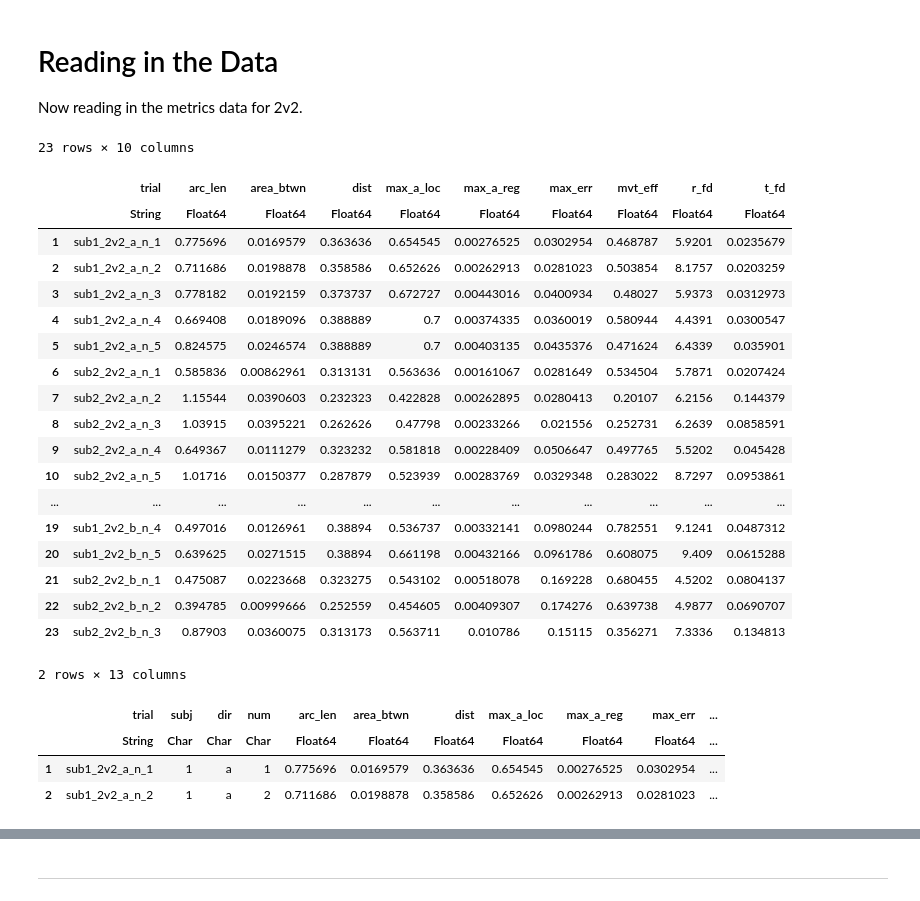
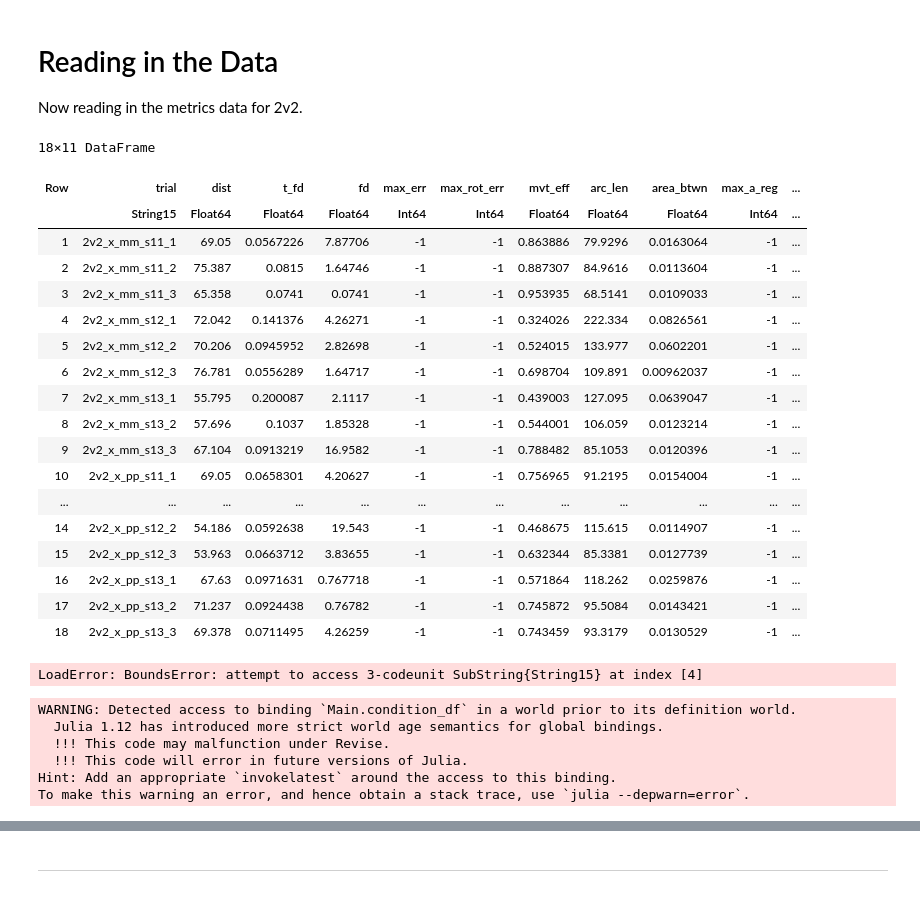
Before and after one commit to NotCras/asterisk_test, a Jupyter notebook: asterisk_test/metric_analysis_2v2_julia.ipynb, the cells around one changed output, grey strips where cells are left out. Cells and saved outputs as stored; diff of their text form; code cells hidden in the pictures.

```diff
--- a/asterisk_test/metric_analysis_2v2_julia.ipynb
+++ b/asterisk_test/metric_analysis_2v2_julia.ipynb
@@ -38,30 +38,30 @@ Ready to go!
 # Reading in the Data
 Now reading in the metrics data for 2v2.
 # %%
-df_hand = CSV.read(f"results/{hand}_metrics.csv", DataFrame, copycols=true)
-df_hand_avg = CSV.read(f"results/{hand}_avg_metrics.csv", DataFrame, copycols=true)
-df_hand_std = CSV.read(f"results/{hand}_metric_sds.csv", DataFrame, copycols=true)
+df_hand = CSV.read(f"/home/cras/Workspace/asterisk_test/data/results/{hand}_trial_metrics.csv", DataFrame, copycols=true)
+df_hand_avg = CSV.read(f"/home/cras/Workspace/asterisk_test/data/results/{hand}_trial_metrics_avgd.csv", DataFrame, copycols=true)
+df_hand_std = CSV.read(f"/home/cras/Workspace/asterisk_test/data/results/{hand}_trial_metric_avgd_sds.csv", DataFrame, copycols=true)
 first(df_hand, 23)
 # %% [output]
-23 rows × 10 columns
+18×11 DataFrame
-|  | trial | arc_len | area_btwn | dist | max_a_loc | max_a_reg | max_err | mvt_eff | r_fd | t_fd |
-|  | String | Float64 | Float64 | Float64 | Float64 | Float64 | Float64 | Float64 | Float64 | Float64 |
-| 1 | sub1_2v2_a_n_1 | 0.775696 | 0.0169579 | 0.363636 | 0.654545 | 0.00276525 | 0.0302954 | 0.468787 | 5.9201 | 0.0235679 |
-| 2 | sub1_2v2_a_n_2 | 0.711686 | 0.0198878 | 0.358586 | 0.652626 | 0.00262913 | 0.0281023 | 0.503854 | 8.1757 | 0.0203259 |
-| 3 | sub1_2v2_a_n_3 | 0.778182 | 0.0192159 | 0.373737 | 0.672727 | 0.00443016 | 0.0400934 | 0.48027 | 5.9373 | 0.0312973 |
-| 4 | sub1_2v2_a_n_4 | 0.669408 | 0.0189096 | 0.388889 | 0.7 | 0.00374335 | 0.0360019 | 0.580944 | 4.4391 | 0.0300547 |
-| 5 | sub1_2v2_a_n_5 | 0.824575 | 0.0246574 | 0.388889 | 0.7 | 0.00403135 | 0.0435376 | 0.471624 | 6.4339 | 0.035901 |
-| 6 | sub2_2v2_a_n_1 | 0.585836 | 0.00862961 | 0.313131 | 0.563636 | 0.00161067 | 0.0281649 | 0.534504 | 5.7871 | 0.0207424 |
-| 7 | sub2_2v2_a_n_2 | 1.15544 | 0.0390603 | 0.232323 | 0.422828 | 0.00262895 | 0.0280413 | 0.20107 | 6.2156 | 0.144379 |
-| 8 | sub2_2v2_a_n_3 | 1.03915 | 0.0395221 | 0.262626 | 0.47798 | 0.00233266 | 0.021556 | 0.252731 | 6.2639 | 0.0858591 |
-| 9 | sub2_2v2_a_n_4 | 0.649367 | 0.0111279 | 0.323232 | 0.581818 | 0.00228409 | 0.0506647 | 0.497765 | 5.5202 | 0.045428 |
-| 10 | sub2_2v2_a_n_5 | 1.01716 | 0.0150377 | 0.287879 | 0.523939 | 0.00283769 | 0.0329348 | 0.283022 | 8.7297 | 0.0953861 |
-| ... | ... | ... | ... | ... | ... | ... | ... | ... | ... | ... |
-| 19 | sub1_2v2_b_n_4 | 0.497016 | 0.0126961 | 0.38894 | 0.536737 | 0.00332141 | 0.0980244 | 0.782551 | 9.1241 | 0.0487312 |
-| 20 | sub1_2v2_b_n_5 | 0.639625 | 0.0271515 | 0.38894 | 0.661198 | 0.00432166 | 0.0961786 | 0.608075 | 9.409 | 0.0615288 |
-| 21 | sub2_2v2_b_n_1 | 0.475087 | 0.0223668 | 0.323275 | 0.543102 | 0.00518078 | 0.169228 | 0.680455 | 4.5202 | 0.0804137 |
-| 22 | sub2_2v2_b_n_2 | 0.394785 | 0.00999666 | 0.252559 | 0.454605 | 0.00409307 | 0.174276 | 0.639738 | 4.9877 | 0.0690707 |
-| 23 | sub2_2v2_b_n_3 | 0.87903 | 0.0360075 | 0.313173 | 0.563711 | 0.010786 | 0.15115 | 0.356271 | 7.3336 | 0.134813 |
+| Row | trial | dist | t_fd | fd | max_err | max_rot_err | mvt_eff | arc_len | area_btwn | max_a_reg | ... |
+|  | String15 | Float64 | Float64 | Float64 | Int64 | Int64 | Float64 | Float64 | Float64 | Int64 | ... |
+| 1 | 2v2_x_mm_s11_1 | 69.05 | 0.0567226 | 7.87706 | -1 | -1 | 0.863886 | 79.9296 | 0.0163064 | -1 | ... |
+| 2 | 2v2_x_mm_s11_2 | 75.387 | 0.0815 | 1.64746 | -1 | -1 | 0.887307 | 84.9616 | 0.0113604 | -1 | ... |
+| 3 | 2v2_x_mm_s11_3 | 65.358 | 0.0741 | 0.0741 | -1 | -1 | 0.953935 | 68.5141 | 0.0109033 | -1 | ... |
+| 4 | 2v2_x_mm_s12_1 | 72.042 | 0.141376 | 4.26271 | -1 | -1 | 0.324026 | 222.334 | 0.0826561 | -1 | ... |
+| 5 | 2v2_x_mm_s12_2 | 70.206 | 0.0945952 | 2.82698 | -1 | -1 | 0.524015 | 133.977 | 0.0602201 | -1 | ... |
+| 6 | 2v2_x_mm_s12_3 | 76.781 | 0.0556289 | 1.64717 | -1 | -1 | 0.698704 | 109.891 | 0.00962037 | -1 | ... |
+| 7 | 2v2_x_mm_s13_1 | 55.795 | 0.200087 | 2.1117 | -1 | -1 | 0.439003 | 127.095 | 0.0639047 | -1 | ... |
+| 8 | 2v2_x_mm_s13_2 | 57.696 | 0.1037 | 1.85328 | -1 | -1 | 0.544001 | 106.059 | 0.0123214 | -1 | ... |
+| 9 | 2v2_x_mm_s13_3 | 67.104 | 0.0913219 | 16.9582 | -1 | -1 | 0.788482 | 85.1053 | 0.0120396 | -1 | ... |
+| 10 | 2v2_x_pp_s11_1 | 69.05 | 0.0658301 | 4.20627 | -1 | -1 | 0.756965 | 91.2195 | 0.0154004 | -1 | ... |
+| ... | ... | ... | ... | ... | ... | ... | ... | ... | ... | ... | ... |
+| 14 | 2v2_x_pp_s12_2 | 54.186 | 0.0592638 | 19.543 | -1 | -1 | 0.468675 | 115.615 | 0.0114907 | -1 | ... |
+| 15 | 2v2_x_pp_s12_3 | 53.963 | 0.0663712 | 3.83655 | -1 | -1 | 0.632344 | 85.3381 | 0.0127739 | -1 | ... |
+| 16 | 2v2_x_pp_s13_1 | 67.63 | 0.0971631 | 0.767718 | -1 | -1 | 0.571864 | 118.262 | 0.0259876 | -1 | ... |
+| 17 | 2v2_x_pp_s13_2 | 71.237 | 0.0924438 | 0.76782 | -1 | -1 | 0.745872 | 95.5084 | 0.0143421 | -1 | ... |
+| 18 | 2v2_x_pp_s13_3 | 69.378 | 0.0711495 | 4.26259 | -1 | -1 | 0.743459 | 93.3179 | 0.0130529 | -1 | ... |
 # %%
 # breaking out important info from the trial id for easier data access
 
@@ -95,11 +95,13 @@ condition_df(df_hand_std)
 
 first(df_hand, 2)
 # %% [output]
-2 rows × 13 columns
+LoadError: BoundsError: attempt to access 3-codeunit SubString{String15} at index [4]
-|  | trial | subj | dir | num | arc_len | area_btwn | dist | max_a_loc | max_a_reg | max_err | ... |
-|  | String | Char | Char | Char | Float64 | Float64 | Float64 | Float64 | Float64 | Float64 | ... |
-| 1 | sub1_2v2_a_n_1 | 1 | a | 1 | 0.775696 | 0.0169579 | 0.363636 | 0.654545 | 0.00276525 | 0.0302954 | ... |
-| 2 | sub1_2v2_a_n_2 | 1 | a | 2 | 0.711686 | 0.0198878 | 0.358586 | 0.652626 | 0.00262913 | 0.0281023 | ... |
+WARNING: Detected access to binding `Main.condition_df` in a world prior to its definition world.
+  Julia 1.12 has introduced more strict world age semantics for global bindings.
+  !!! This code may malfunction under Revise.
+  !!! This code will error in future versions of Julia.
+Hint: Add an appropriate `invokelatest` around the access to this binding.
+To make this warning an error, and hence obtain a stack trace, use `julia --depwarn=error`.
 # %% [markdown]
 ## Asterisk Plot
 
```
Also changed, not shown: parts of 21 cells of this notebook, 12 other files.
